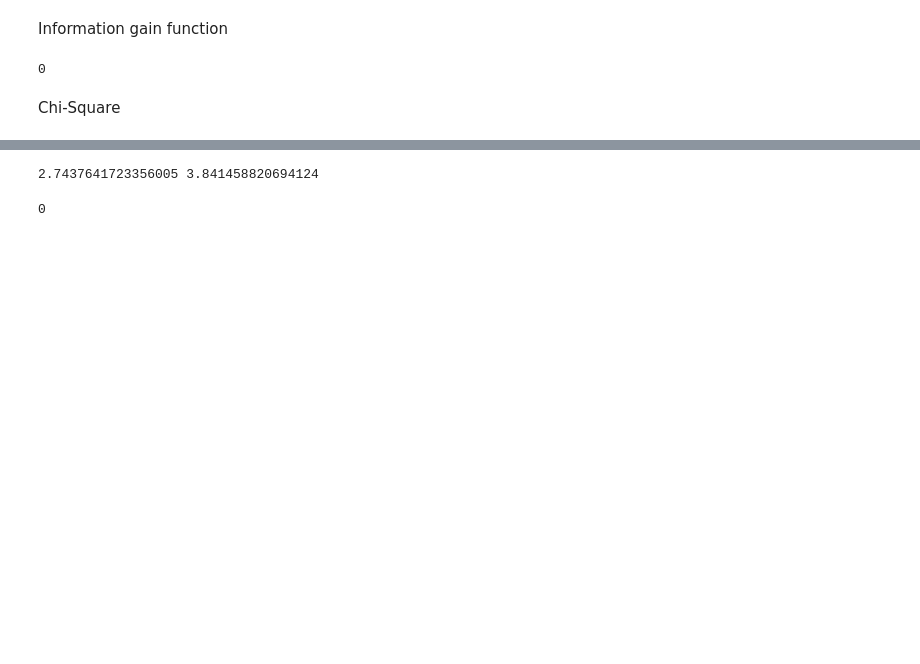
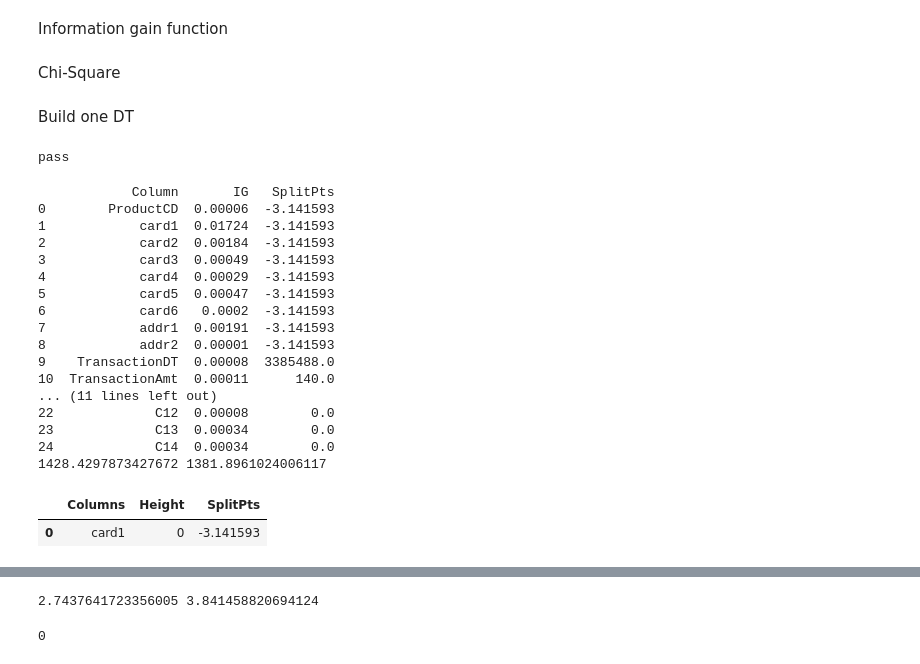
Before and after one commit to YinQingYuanQue/HM1_DT_CS529, a Jupyter notebook: HM1.ipynb, the cells around one changed output, grey strips where cells are left out. Saved outputs shown, nothing was run; the diff lists cells and outputs as text; code cells hidden in the pictures; blank space fills up the shorter version.

Commit message:
Function for create Root node for one DT

```diff
--- a/HM1.ipynb
+++ b/HM1.ipynb
@@ -70,11 +106,7 @@ print (Categoric_features)
 # %% [markdown]
 Information gain function
-# %%
-min(-np.log2(0) ,0)
-# %% [output]
-0
 # %%
-def IG(Input_Dataframe, Split_feature, IG_methods): #IG_methods = 'Gini'/ 'Entropy' / 'MisEr'
+def Info_Gain(Input_Dataframe, Split_feature, IG_methods): #IG_methods = 'Gini'/ 'Entropy' / 'MisEr'
 
   length = Input_Dataframe.shape[0]
   Fraud_arr = Input_Dataframe[Target]
@@ -134,6 +166,7 @@ def IG(Input_Dataframe, Split_feature, IG_methods): #IG_methods = 'Gini'/ 'Entro
           Ent_Sub_P_not_F = Sub_P_notF * np.log2(Sub_P_notF)
         Impu_leaves.append(-(Ent_Sub_P_isF + Ent_Sub_P_not_F))
         Prop_leaves.append(Sub_len/length)
+
   elif Split_feature in Numeric_features:
     Sort_Input = np.unique(Input_Dataframe[Split_feature])
     Sort_Input = Sort_Input.astype(np.float32)
@@ -143,17 +176,21 @@ def IG(Input_Dataframe, Split_feature, IG_methods): #IG_methods = 'Gini'/ 'Entro
       #print (i)
       tmp_Input_Dataframe.loc[tmp_Input_Dataframe[Split_feature] <= i,'Num_Cat'] = 0
       tmp_Input_Dataframe.loc[tmp_Input_Dataframe[Split_feature] > i,'Num_Cat'] = 1
-      IG_feature_Num.append(IG(tmp_Input_Dataframe,'Num_Cat', IG_methods))
-    IG_feature = max(IG_feature_Num)
-    return [IG_feature, Sort_Input[IG_feature_Num.index(IG_feature)]]
+      IG_feature_Num.append(Info_Gain(tmp_Input_Dataframe,'Num_Cat', IG_methods))
+
     #return IG_feature_Num
 
   Impu_root = np.array(Impu_root)
   Prop_leaves = np.array(Prop_leaves)
   IG_feature =  float(f"{Impu_root - np.matmul(Impu_leaves,Prop_leaves.T):.5f}")
 
-
-  return IG_feature
+  if Split_feature in Numeric_features:
+    IG_feature = max(IG_feature_Num)
+    return [IG_feature, Sort_Input[IG_feature_Num.index(IG_feature)]]
+  elif Split_feature == 'Num_Cat':
+    return IG_feature
+  elif Split_feature in Categoric_features:
+        return [IG_feature, -3.1415926] # -pi means it is a categorical feature
 # %% [markdown]
 Chi-Square
 # %%
@@ -195,0 +238,56 @@ def Chi_test(Input_Dataframe, Split_feature, *Split_pts_Num):
+# %% [markdown]
+Build one DT
+# %%
+a = 1
+if a:
+    print ('pass')
+else:
+    print ('notpass')
+# %% [output]
+pass
+# %%
+def DT(Input_Dataframe):
+    IG_columns = pd.DataFrame(columns= ['Column', 'IG', 'SplitPts'])
+    Tree_table = pd.DataFrame(columns= ['Columns', 'Height', 'SplitPts'])
+    # find the best root
+    n = 0
+    for i in tqdm(Columns):
+        if i == 'isFraud':
+            continue
+        [tmp_IG, Split_pts] = Info_Gain(Input_Dataframe, i, 'Gini')
+        IG_columns.loc[n,'Column'] = i
+        IG_columns.loc[n,'IG'] = tmp_IG
+        IG_columns.loc[n,'SplitPts'] = Split_pts
+        n = n + 1
+
+    print (IG_columns)
+    Best_IG = IG_columns['IG'].max()
+    [Best_Column, Split_Pts] = IG_columns.loc[IG_columns['IG'] == Best_IG, ['Column', 'SplitPts']].values[0]
+    if Chi_test(Input_Dataframe, Best_Column, Split_Pts):
+        Tree_table.loc[0,'Columns'] = Best_Column
+        Tree_table.loc[0,'Height'] = 0
+        Tree_table.loc[0,'SplitPts'] = Split_Pts
+    return Tree_table
+# %%
+test = train_filter.sample(frac = 1)[0:4000]
+DT(test)
+# %% [output]
+            Column       IG   SplitPts
+0        ProductCD  0.00006  -3.141593
+1            card1  0.01724  -3.141593
+2            card2  0.00184  -3.141593
+3            card3  0.00049  -3.141593
+4            card4  0.00029  -3.141593
+5            card5  0.00047  -3.141593
+6            card6   0.0002  -3.141593
+7            addr1  0.00191  -3.141593
+8            addr2  0.00001  -3.141593
+9    TransactionDT  0.00008  3385488.0
+10  TransactionAmt  0.00011      140.0
+... (11 lines left out)
+22             C12  0.00008        0.0
+23             C13  0.00034        0.0
+24             C14  0.00034        0.0
+1428.4297873427672 1381.8961024006117
+|  | Columns | Height | SplitPts |
+| 0 | card1 | 0 | -3.141593 |
```
Also changed, not shown: parts of 8 cells of this notebook.
